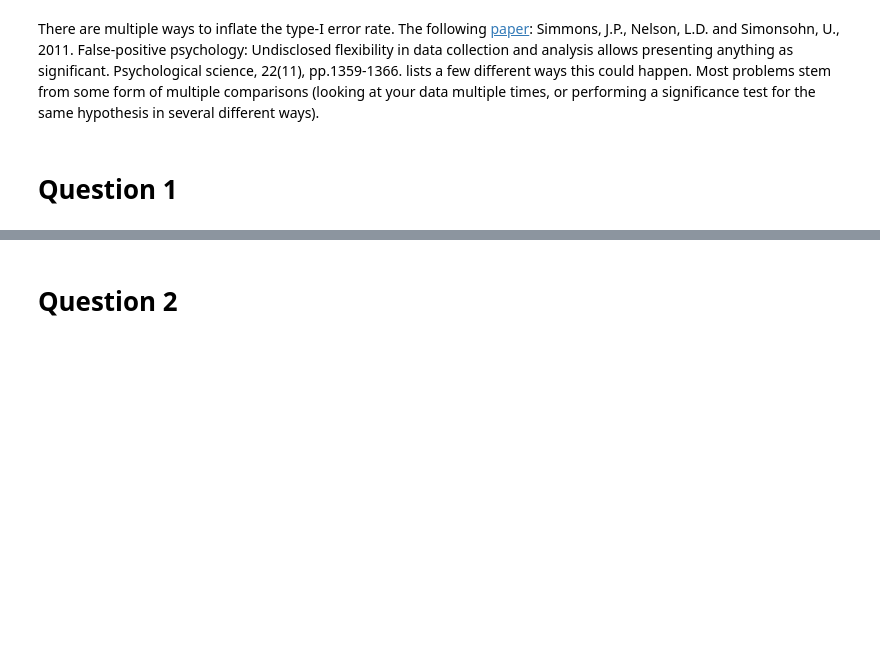
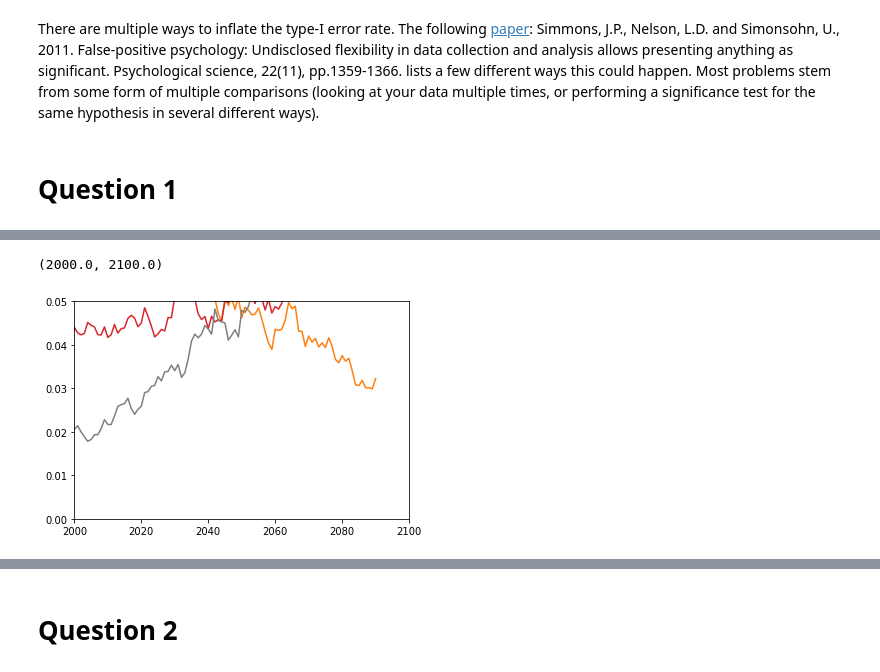
Before and after one commit to bcrestel/coursera_statisticalinferences, a Jupyter notebook: notebooks/week_3_optional_stopping.ipynb, the cells around one changed output, grey strips where cells are left out. Saved outputs shown, nothing was run; the diff lists cells and outputs as text; code cells hidden in the pictures; blank space fills up the shorter version.

```diff
--- a/notebooks/week_3_optional_stopping.ipynb
+++ b/notebooks/week_3_optional_stopping.ipynb
@@ -70,3 +72,11 @@ ax.plot([xx[0], xx[-1]], [0.05, 0.05],'--')
+# %%
+fig, ax = plt.subplots(1,1)
+ax.plot(np.array(PVALUES).T);
+ax.set_ylim(0,0.05);
+ax.set_xlim(2000,2100);
+# %% [output]
+(2000.0, 2100.0)
+[figure, added]
 # %%
 plt.hist(p_values, bins=20, range=[0.,1.]);
 # %% [output]
```
Also changed, not shown: parts of 30 cells of this notebook.
